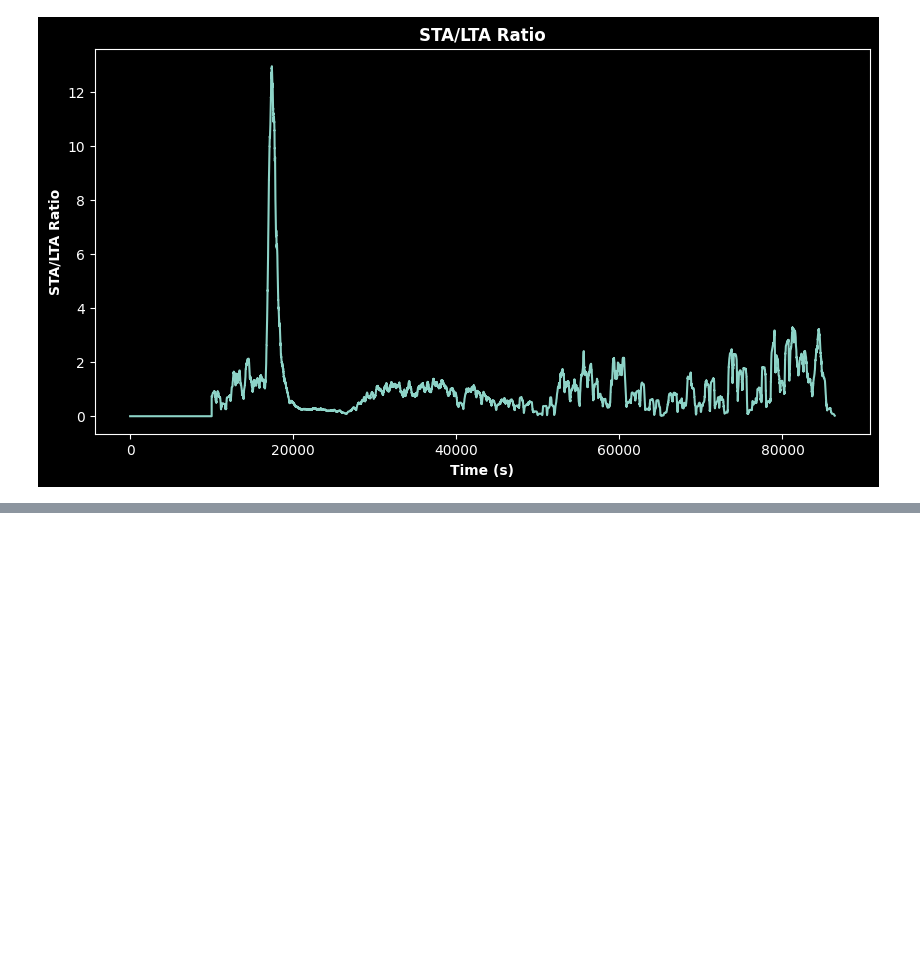
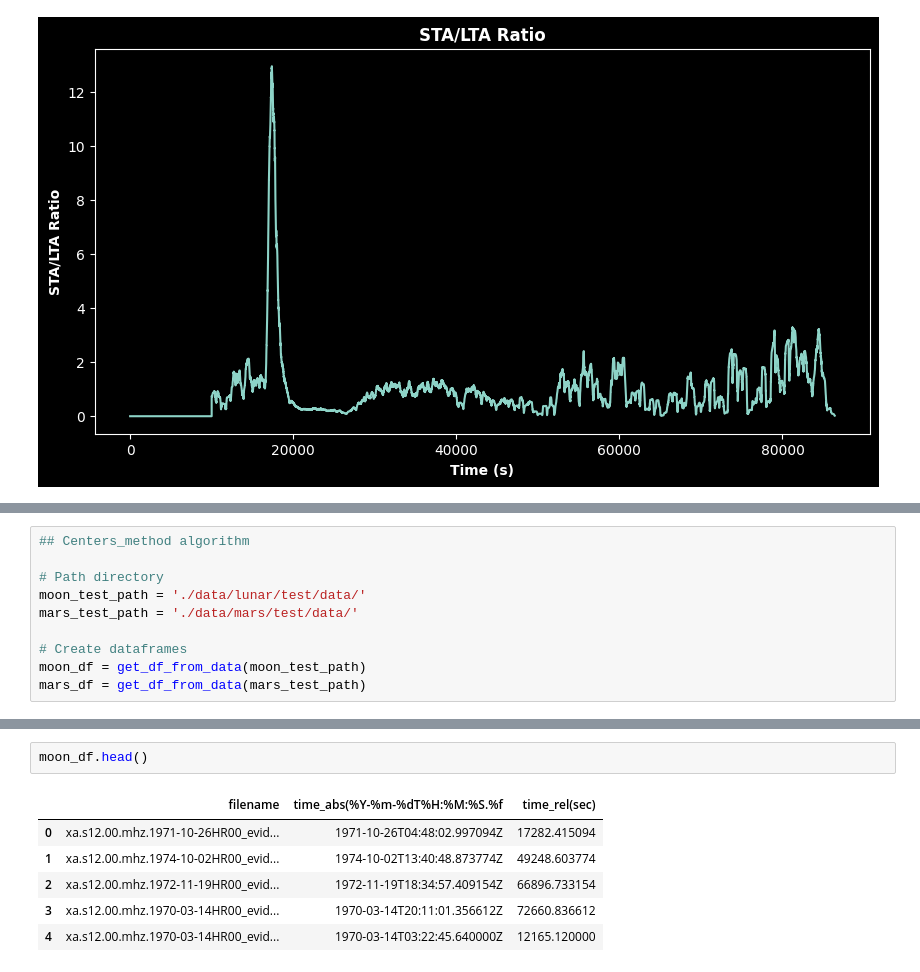
Before and after one commit to edo-ce/NASA_Space_Apps_Challenge_2024, a Jupyter notebook: test.ipynb, the cells around one changed output, grey strips where cells are left out. Drawn from its saved outputs; the diff is of its cells as text; blank space fills up the shorter version.

```diff
--- a/test.ipynb
+++ b/test.ipynb
@@ -306,0 +306,10 @@ str(on_time)
+# %%
+## Centers_method algorithm
+
+# Path directory
+moon_test_path = './data/lunar/test/data/'
+mars_test_path = './data/mars/test/data/'
+
+# Create dataframes
+moon_df = get_df_from_data(moon_test_path)
+mars_df = get_df_from_data(mars_test_path)
@@ -306,0 +334,9 @@ str(on_time)
+# %%
+moon_df.head()
+# %% [output]
+|  | filename | time_abs(%Y-%m-%dT%H:%M:%S.%f | time_rel(sec) |
+| 0 | xa.s12.00.mhz.1971-10-26HR00_evid... | 1971-10-26T04:48:02.997094Z | 17282.415094 |
+| 1 | xa.s12.00.mhz.1974-10-02HR00_evid... | 1974-10-02T13:40:48.873774Z | 49248.603774 |
+| 2 | xa.s12.00.mhz.1972-11-19HR00_evid... | 1972-11-19T18:34:57.409154Z | 66896.733154 |
+| 3 | xa.s12.00.mhz.1970-03-14HR00_evid... | 1970-03-14T20:11:01.356612Z | 72660.836612 |
+| 4 | xa.s12.00.mhz.1970-03-14HR00_evid... | 1970-03-14T03:22:45.640000Z | 12165.120000 |
```
Also changed, not shown: parts of 13 cells of this notebook, 2 other files.
